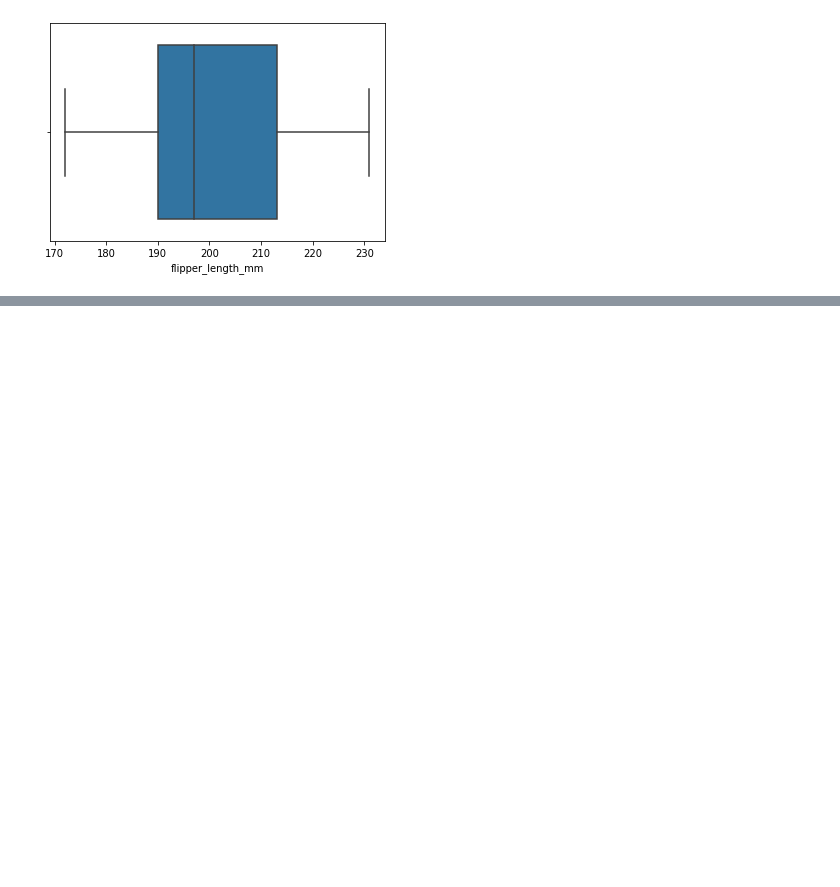
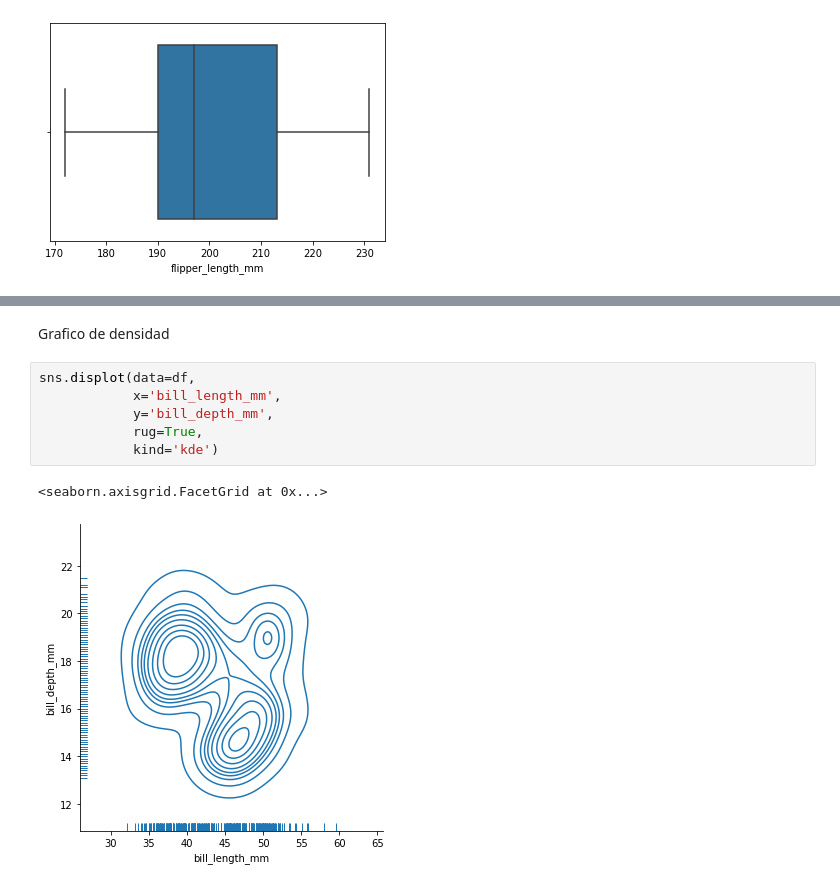
Before and after one commit to mariosanchez5/An-lisis-Exploratorios---Varios, a Jupyter notebook: Análisis Exploratorio - Pinguinos(sns).ipynb, the cells around one changed output, grey strips where cells are left out. Cells and saved outputs as stored; diff of their text form; blank space fills up the shorter version.

```diff
--- a/Análisis Exploratorio - Pinguinos(sns).ipynb
+++ b/Análisis Exploratorio - Pinguinos(sns).ipynb
@@ -318,0 +342,11 @@ sns.boxplot(data=df,
+# %% [markdown]
+Grafico de densidad
+# %%
+sns.displot(data=df,
+            x='bill_length_mm',
+            y='bill_depth_mm',
+            rug=True,
+            kind='kde')
+# %% [output]
+<seaborn.axisgrid.FacetGrid at 0x...>
+[figure, added]
```
Also changed, not shown: parts of 12 cells of this notebook.
